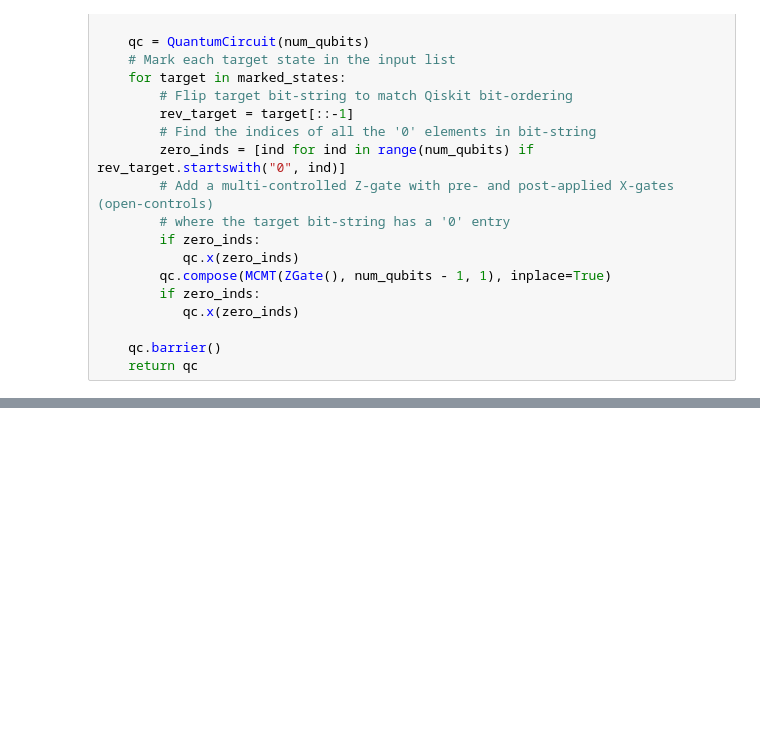
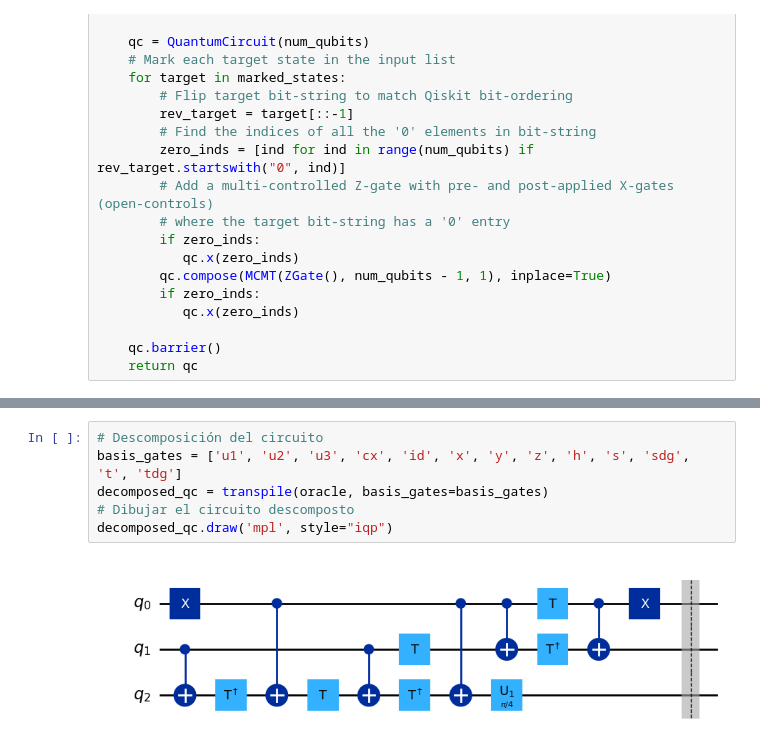
Before and after one commit to lmbibbo/quantum, a Jupyter notebook: grover.ipynb, the cells around one changed output, grey strips where cells are left out. Drawn from its saved outputs; the diff is of its cells as text; blank space fills up the shorter version.

```diff
--- a/grover.ipynb
+++ b/grover.ipynb
@@ -48,0 +56,8 @@ def grover_oracle(marked_states):
+# %%
+# Descomposición del circuito
+basis_gates = ['u1', 'u2', 'u3', 'cx', 'id', 'x', 'y', 'z', 'h', 's', 'sdg', 't', 'tdg']
+decomposed_qc = transpile(oracle, basis_gates=basis_gates)
+# Dibujar el circuito descomposto
+decomposed_qc.draw('mpl', style="iqp")
+# %% [output]
+[figure, added]
```
Also changed, not shown: parts of 8 cells of this notebook.
